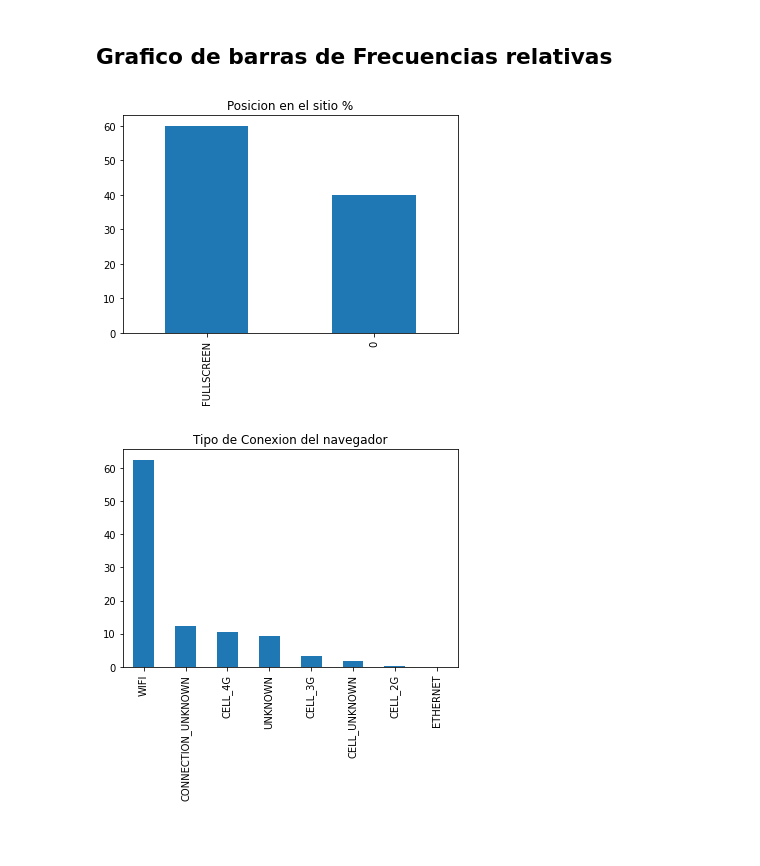
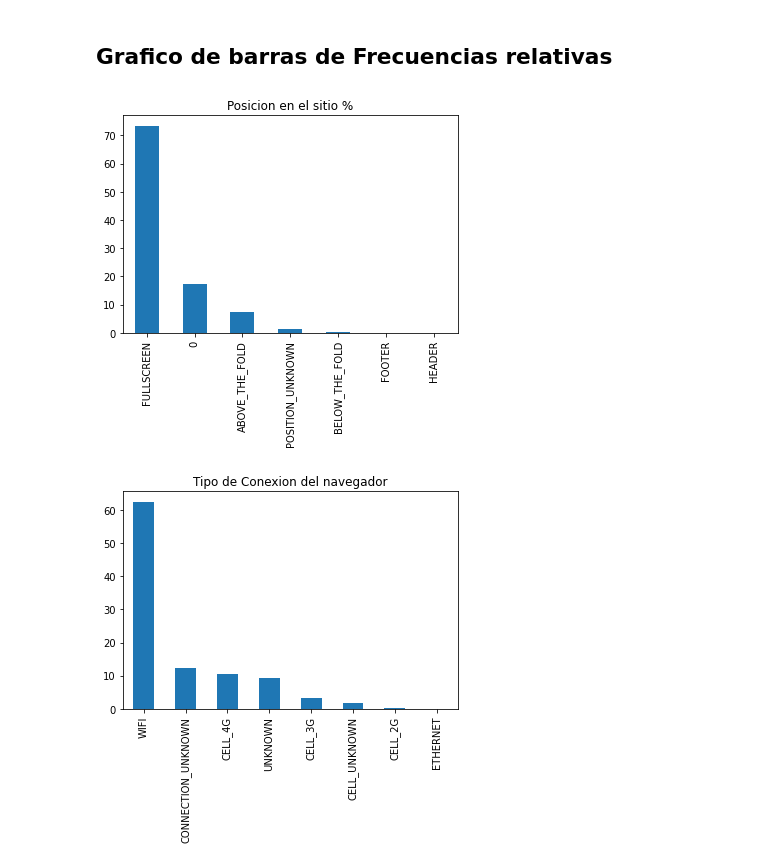
Before and after one commit to stefymojica/analisis_marketing_digital, a Jupyter notebook: markeing_digital.ipynb, the cells around one changed output. Saved outputs shown, nothing was run; the diff lists cells and outputs as text; code cells hidden in the pictures; blank space fills up the shorter version.

```diff
--- a/markeing_digital.ipynb
+++ b/markeing_digital.ipynb
@@ -114,9 +115,9 @@ Como se puede evidenciar no existen valores nulos en ninguna de las variables de
 # %% [markdown]
 ## Grafico de barras de Frecuencias relativas
 # %%
-plot = (100 * XY_C['ad_position'].value_counts()/ len(XY_C['ad_position'])).plot(kind='bar', title='Posicion en el sitio %')
+plot = (100 * XY['ad_position'].value_counts()/ len(XY['ad_position'])).plot(kind='bar', title='Posicion en el sitio %')
 # %% [output]
-[figure, old version]
+[figure, new version]
 # %%
 plot = (100 * XY['platform_bandwidth'].value_counts()/ len(XY['platform_bandwidth'])).plot(kind='bar', title='Tipo de Conexion del navegador')
 # %% [output]
```
Also changed, not shown: parts of 59 cells of this notebook.
